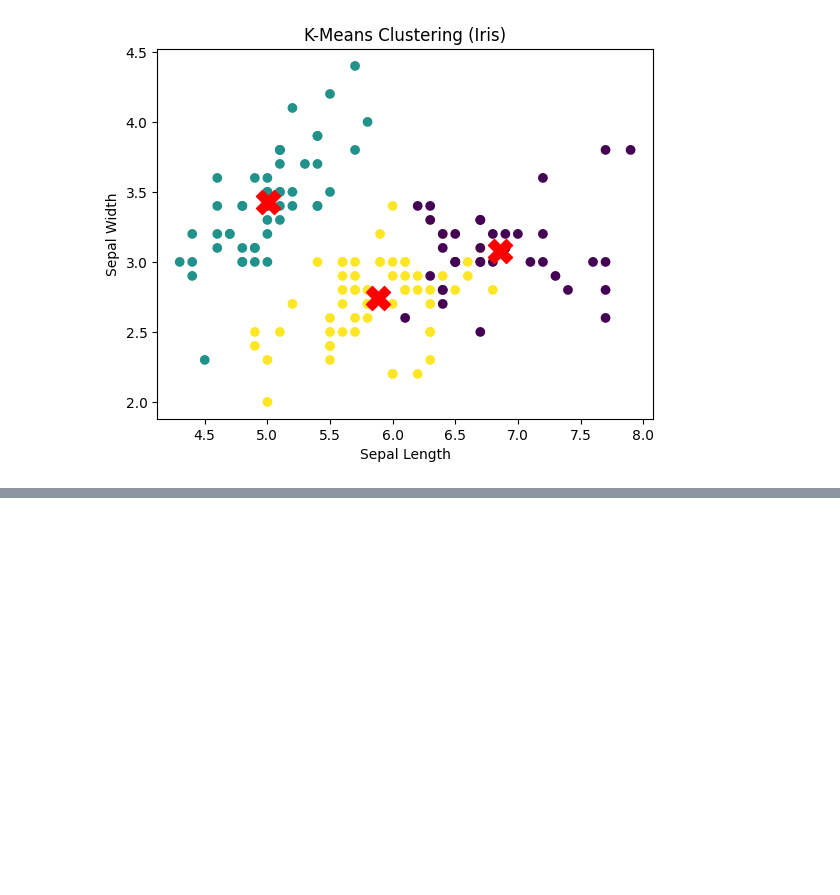
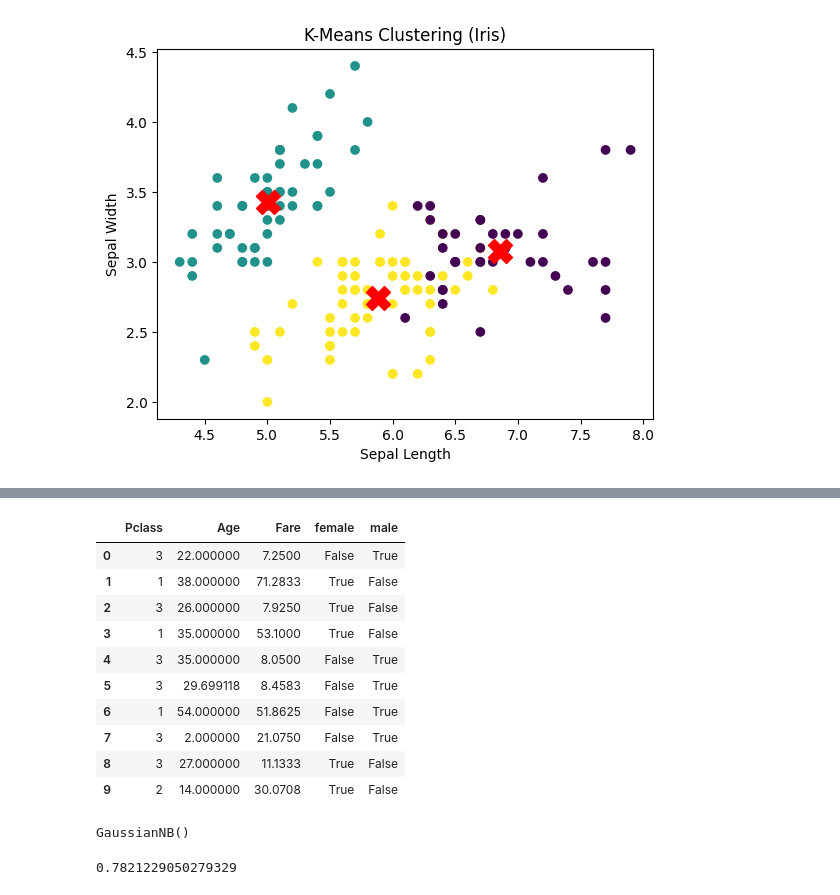
Before and after one commit to dhanusharer/ML, a Jupyter notebook: unsupervised.ipynb, the cells around one changed output, grey strips where cells are left out. Saved outputs shown, nothing was run; the diff lists cells and outputs as text; code cells hidden in the pictures; blank space fills up the shorter version.

```diff
--- a/unsupervised.ipynb
+++ b/unsupervised.ipynb
@@ -333,0 +372,6 @@ plt.show()
+# %%
+target=df.Survived
+inputs=df.drop('Survived',axis='columns')
+# %%
+dummies=pd.get_dummies(inputs.Sex)
+dummies.head()
@@ -333,0 +385,2 @@ plt.show()
+# %%
+inputs=pd.concat([inputs,dummies],axis='columns')
@@ -333,0 +396,3 @@ plt.show()
+# %%
+inputs.drop('Sex',axis='columns',inplace=True)
+inputs.head()
@@ -333,0 +421,15 @@ plt.show()
+# %%
+inputs.Age=inputs.Age.fillna(inputs.Age.mean())
+inputs.head(10)
+# %% [output]
+|  | Pclass | Age | Fare | female | male |
+| 0 | 3 | 22.000000 | 7.2500 | False | True |
+| 1 | 1 | 38.000000 | 71.2833 | True | False |
+| 2 | 3 | 26.000000 | 7.9250 | True | False |
+| 3 | 1 | 35.000000 | 53.1000 | True | False |
+| 4 | 3 | 35.000000 | 8.0500 | False | True |
+| 5 | 3 | 29.699118 | 8.4583 | False | True |
+| 6 | 1 | 54.000000 | 51.8625 | False | True |
+| 7 | 3 | 2.000000 | 21.0750 | False | True |
+| 8 | 3 | 27.000000 | 11.1333 | True | False |
+| 9 | 2 | 14.000000 | 30.0708 | True | False |
@@ -333,0 +442,8 @@ plt.show()
+# %%
+model.fit(X_train,y_train)
+# %% [output]
+GaussianNB()
+# %%
+model.score(X_test,y_test)
+# %% [output]
+0.7821229050279329
```
Also changed, not shown: parts of 26 cells of this notebook.
